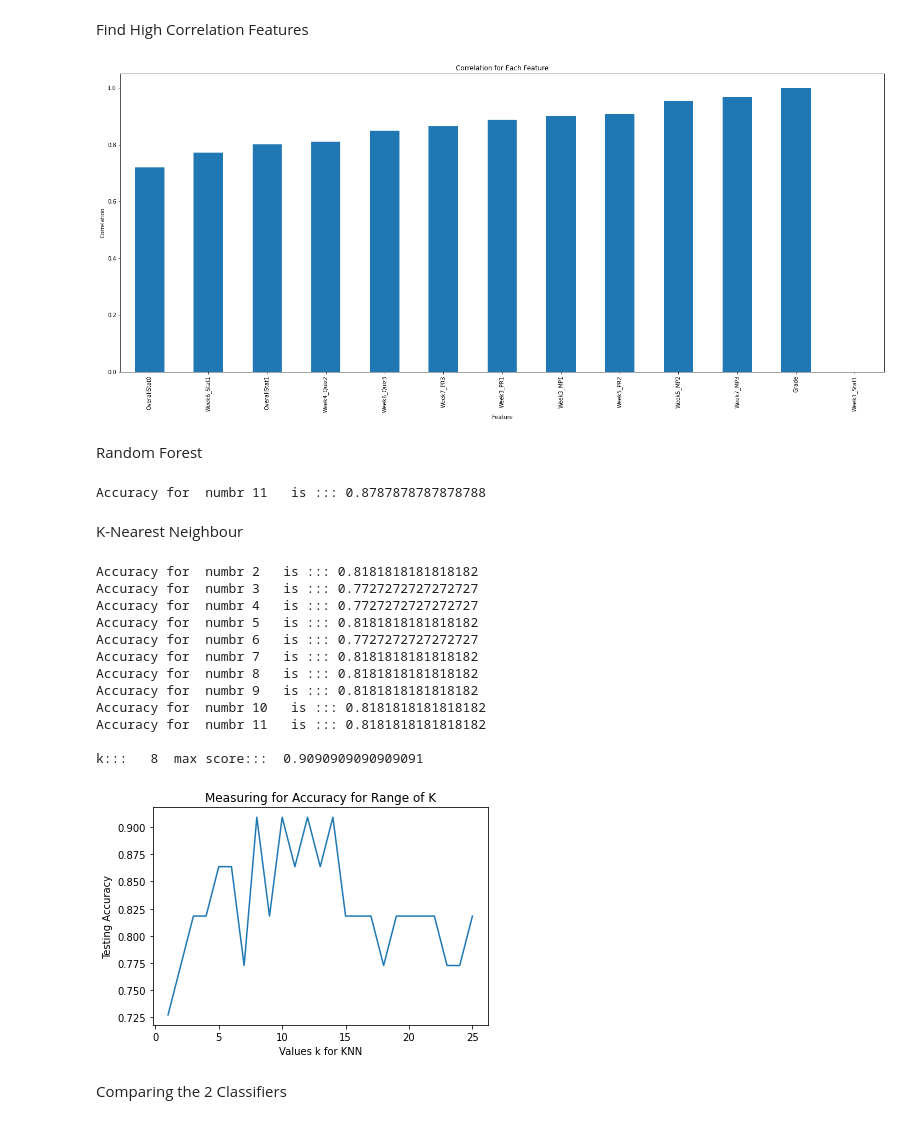
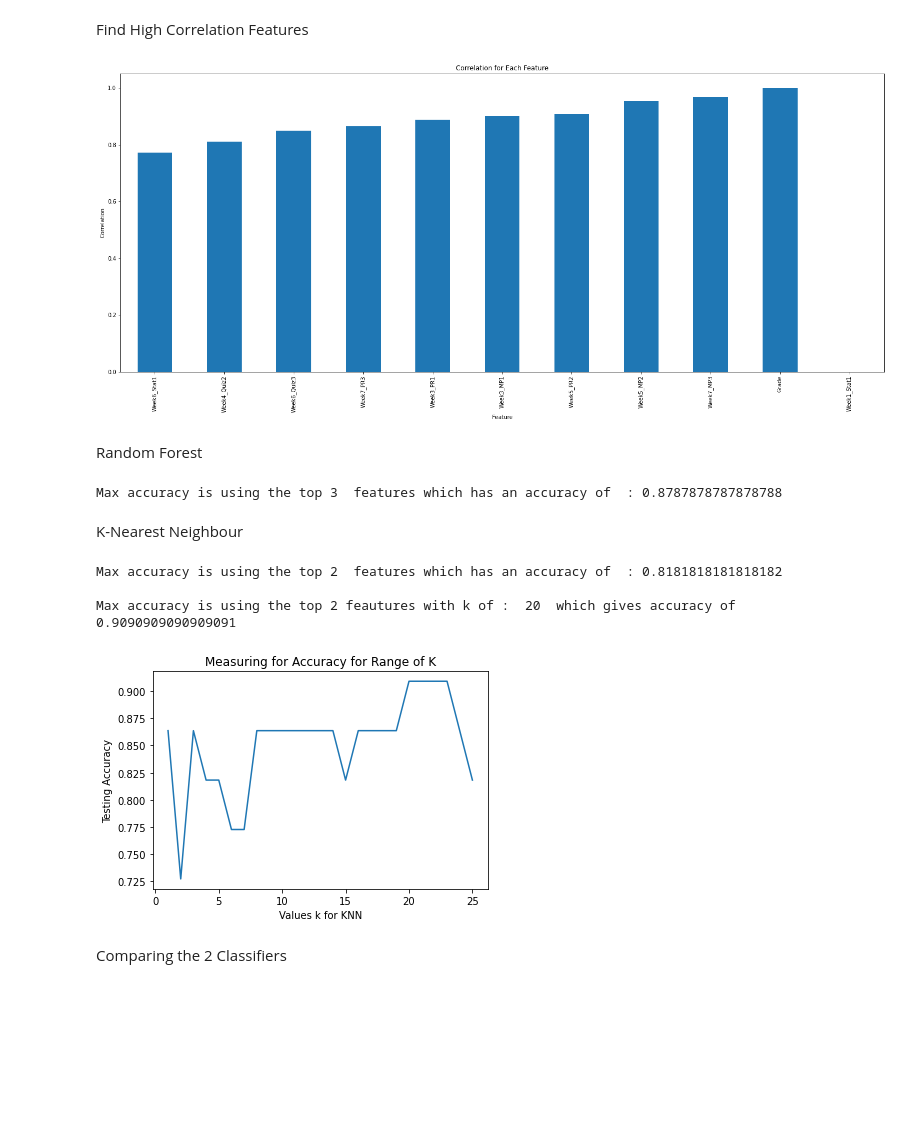
Before and after one commit to claredavies/DataScienceCoursework, a Jupyter notebook: StudentGradePredictionCoursework.ipynb, the cells around one changed output. Drawn from its saved outputs; the diff is of its cells as text; code cells hidden in the pictures; blank space fills up the shorter version.

```diff
--- a/StudentGradePredictionCoursework.ipynb
+++ b/StudentGradePredictionCoursework.ipynb
@@ -30,7 +25,0 @@ Summing Stats
-# %%
-std['OverallStat0'] = std['Week1_Stat0'] + std['Week2_Stat0'] + std['Week3_Stat0'] + std['Week4_Stat0'] + std['Week5_Stat0'] + std['Week6_Stat0'] + std['Week7_Stat0']  + std['Week8_Stat0'] + std['Week9_Stat0']
-std['OverallStat1'] = std['Week1_Stat1'] + std['Week2_Stat1'] + std['Week3_Stat1'] + std['Week4_Stat1'] + std['Week5_Stat1'] + std['Week6_Stat1'] + std['Week7_Stat1']  + std['Week8_Stat1'] + std['Week9_Stat1']
-std['OverallStat2'] = std['Week1_Stat2'] + std['Week2_Stat2'] + std['Week3_Stat2'] + std['Week4_Stat2'] + std['Week5_Stat2'] + std['Week6_Stat2'] + std['Week7_Stat2']  + std['Week8_Stat2'] + std['Week9_Stat2']
-std['OverallStat3'] = std['Week1_Stat3'] + std['Week2_Stat3'] + std['Week3_Stat3'] + std['Week4_Stat3'] + std['Week5_Stat3'] + std['Week6_Stat3'] + std['Week7_Stat3']  + std['Week8_Stat3'] + std['Week9_Stat3']
-
-std.head(2)
@@ -73,12 +60,12 @@ plt.ylabel('Correlation')
 plt.title('Correlation for Each Feature')
 plt.show()
 
-# Make sure std_features_keep in order according to correlation
+# Make sure std_features_keep are in order according to correlation
 ix = std_features_keep.corr().sort_values('Grade', ascending=False).index
 std_features_keep = std_features_keep.loc[:, ix]
 std_features_keep = std_features_keep.drop(['Grade'], axis=1)
 # %% [output]
-[figure, old version]
+[figure, new version]
 # %% [markdown]
 Random Forest
 # %%
@@ -89,8 +76,8 @@ from sklearn import metrics
 
 max_accuracy_random_forrest = 0
 max_index_random_forrest = 0
+
 for x in range(2,len(std_features_keep.columns)):
-  # X = std_features_keep.iloc[:, :-x]
   X = std_features_keep.iloc[:, :x]
   y= std['Grade']
   # Split dataset into training set and test set
@@ -109,9 +96,9 @@ for x in range(2,len(std_features_keep.columns)):
     max_index_random_forrest = x
 
   # Model Accuracy, how often is the classifier correct?
-print("Accuracy for  numbr " + str(x) + "   is ::: " + str(max_accuracy_random_forrest))
+print("Max accuracy is using the top " + str(max_index_random_forrest) + "  features which has an accuracy of  : " + str(max_accuracy_random_forrest))
 # %% [output]
-Accuracy for  numbr 11   is ::: 0.8787878787878788
+Max accuracy is using the top 3  features which has an accuracy of  : 0.8787878787878788
 # %% [markdown]
 K-Nearest Neighbour
 # %%
@@ -119,10 +106,10 @@ K-Nearest Neighbour
 from sklearn.neighbors import KNeighborsClassifier
 from sklearn.preprocessing import StandardScaler
 
+# ///////////////////////////////////////////
 # Choosing number of features
-
-max_accuracy = 0
-max_index = 0
+max_accuracy_knn_features = 0
+max_index_knn_features = 0
 for x in range(2,len(std_features_keep.columns)):
   X = std_features_keep.iloc[:, :x]
   y= std['Grade']
@@ -136,14 +123,15 @@ for x in range(2,len(std_features_keep.columns)):
   knn.fit(X_train, y_train)
   y_pred = knn.predict(X_test)
   accuracy = metrics.accuracy_score(y_test, y_pred)
-  if(accuracy > max_accuracy):
-    max_index = x
-  # Model Accuracy, how often is the classifier correct?
-  print("Accuracy for  numbr " + str(x) + "   is ::: " + str(accuracy))
+  if(accuracy > max_accuracy_knn_features):
+    max_index_knn_features = x
+    max_accuracy_knn_features = accuracy
 
+print("Max accuracy is using the top " + str(max_index_knn_features) + "  features which has an accuracy of  : " + str(max_accuracy_knn_features))
 
+# ///////////////////////////////////////////
 # Choosing number for K
-X = std_features_keep.iloc[:, :max_index]
+X = std_features_keep.iloc[:, :max_index_knn_features]
 # Split dataset into training set and test set
 X_train, X_test, y_train, y_test = train_test_split(X, y, test_size=0.2,random_state=1) # 70% training and 30% test
 
@@ -153,46 +141,37 @@ scaler.fit(X_train)
 X_train = scaler.transform(X_train)
 X_test = scaler.transform(X_test)
 
 k_range = range(1,26)
 scores = {}
 scores_list = []
 max_score = 0.00
 max_k = 1
 
 for k in k_range:
       knn = KNeighborsClassifier(n_neighbors=k)
       knn.fit(X_train, y_train)
       y_pred = knn.predict(X_test)
       scores[k] = metrics.accuracy_score(y_test, y_pred)
       scores_list.append(scores[k])
       if scores[k] > max_score:
         max_k = k
         max_score = scores[k]
 
 plt.clf()
 plt.plot(k_range,scores_list)
 plt.xlabel("Values k for KNN")
 plt.ylabel("Testing Accuracy")
 plt.title('Measuring for Accuracy for Range of K')
 
 knn_accuracy_score =  max_score
 
 print()# Printing new line
-print("k:::   " + str(max_k) + "  max score:::  " + str(knn_accuracy_score))
+print("Max accuracy is using the top " + str(max_index_knn_features) + " feautures with k of :  " + str(max_k) + "  which gives accuracy of  " + str(knn_accuracy_score))
 # %% [output]
-Accuracy for  numbr 2   is ::: 0.8181818181818182
-Accuracy for  numbr 3   is ::: 0.7727272727272727
-Accuracy for  numbr 4   is ::: 0.7727272727272727
-Accuracy for  numbr 5   is ::: 0.8181818181818182
-Accuracy for  numbr 6   is ::: 0.7727272727272727
-Accuracy for  numbr 7   is ::: 0.8181818181818182
-Accuracy for  numbr 8   is ::: 0.8181818181818182
-Accuracy for  numbr 9   is ::: 0.8181818181818182
-Accuracy for  numbr 10   is ::: 0.8181818181818182
-Accuracy for  numbr 11   is ::: 0.8181818181818182
+Max accuracy is using the top 2  features which has an accuracy of  : 0.8181818181818182
 
-k:::   8  max score:::  0.9090909090909091
+Max accuracy is using the top 2 feautures with k of :  20  which gives accuracy of  0.9090909090909091
-[figure, old version]
+[figure, new version]
 # %% [markdown]
 Comparing the 2 Classifiers
 # %%
```
Also changed, not shown: parts of 5 cells of this notebook.
